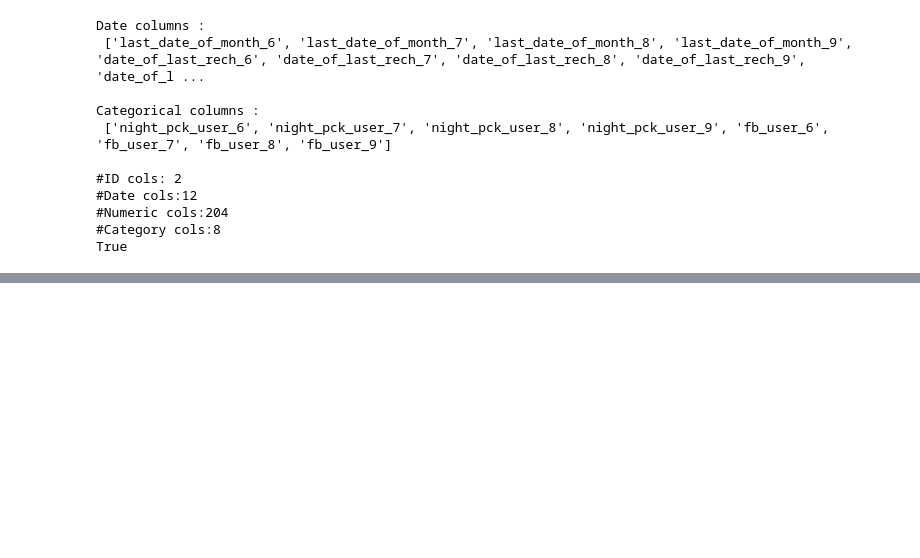
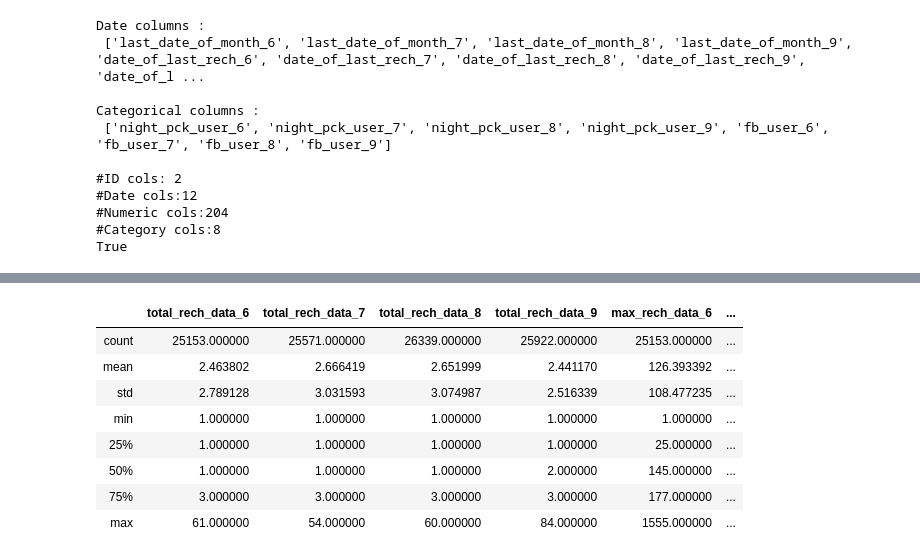
Before and after one commit to nveenkumr/TelecomChurn-ML, a Jupyter notebook: TelecomChurn-MLCaseStudy.ipynb, the cells around one changed output, grey strips where cells are left out. Drawn from its saved outputs; the diff is of its cells as text; code cells hidden in the pictures; blank space fills up the shorter version.

```diff
--- a/TelecomChurn-MLCaseStudy.ipynb
+++ b/TelecomChurn-MLCaseStudy.ipynb
@@ -138,0 +160,4 @@ True
+# %%
+# list of all recharge columns with more than 70% null values except recharge date columns
+rechcols = nulldf[ (nulldf.ColumnName.str.contains('rech') ) &  (nulldf.NullPercentage!=0.0 )  & (~ nulldf.ColumnName.str.contains('date') )]['ColumnName'].to_list()
+rechcols
@@ -138,0 +194,12 @@ True
+# %%
+telecom[rechcols].describe()
+# %% [output]
+|  | total_rech_data_6 | total_rech_data_7 | total_rech_data_8 | total_rech_data_9 | max_rech_data_6 | ... |
+| count | 25153.000000 | 25571.000000 | 26339.000000 | 25922.000000 | 25153.000000 | ... |
+| mean | 2.463802 | 2.666419 | 2.651999 | 2.441170 | 126.393392 | ... |
+| std | 2.789128 | 3.031593 | 3.074987 | 2.516339 | 108.477235 | ... |
+| min | 1.000000 | 1.000000 | 1.000000 | 1.000000 | 1.000000 | ... |
+| 25% | 1.000000 | 1.000000 | 1.000000 | 1.000000 | 25.000000 | ... |
+| 50% | 1.000000 | 1.000000 | 1.000000 | 2.000000 | 145.000000 | ... |
+| 75% | 3.000000 | 3.000000 | 3.000000 | 3.000000 | 177.000000 | ... |
+| max | 61.000000 | 54.000000 | 60.000000 | 84.000000 | 1555.000000 | ... |
```
Also changed, not shown: parts of 5 cells of this notebook.
